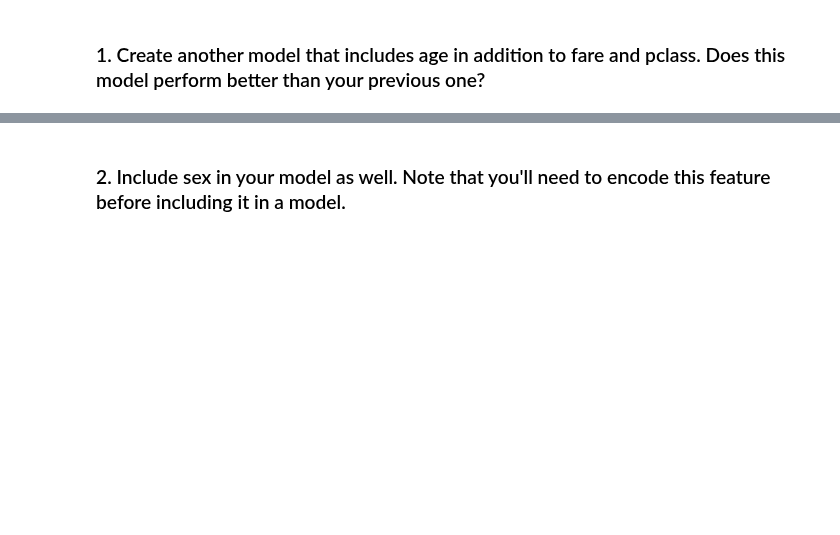
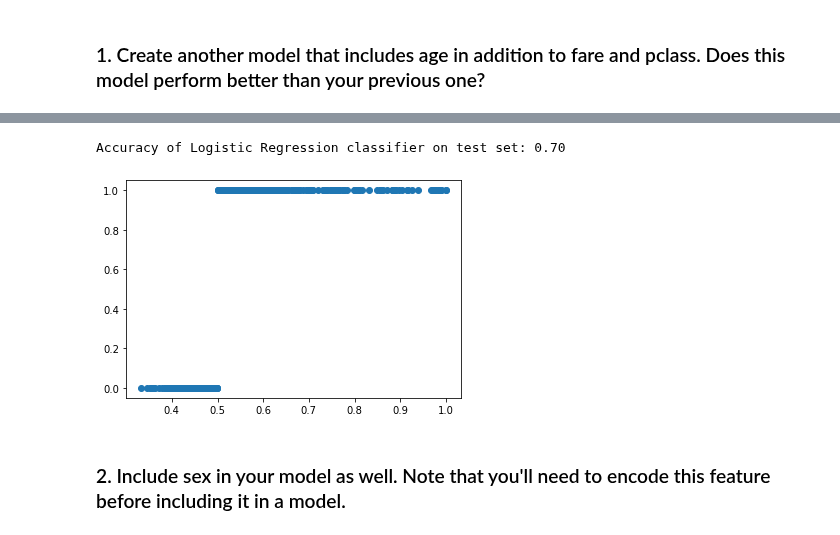
Before and after one commit to CSolitaire/classification-exercises, a Jupyter notebook: model.ipynb, the cells around one changed output, grey strips where cells are left out. Cells and saved outputs as stored; diff of their text form; code cells hidden in the pictures; blank space fills up the shorter version.

```diff
--- a/model.ipynb
+++ b/model.ipynb
@@ -43,2 +164,5 @@ X_train.head()
 # %% [markdown]
 ### 1. Create another model that includes age in addition to fare and pclass. Does this model perform better than your previous one?
+# %%
+df1 = prep_titanic_data(get_titanic_data())
+df1.head()
@@ -44,0 +176,7 @@ X_train.head()
+# %%
+X = df1[['pclass','age','fare']]
+y = df1[['survived']]
+
+X_train, X_test, y_train, y_test = train_test_split(X, y, test_size = .30, random_state = 123)
+
+X_train.head()
@@ -44,0 +190,3 @@ X_train.head()
+# %%
+logit = LogisticRegression(C=1, class_weight={1:2}, random_state = 123, solver='saga')
+logit.fit(X_train, y_train)
@@ -44,0 +204,5 @@ X_train.head()
+# %%
+# make a prediction with traning data
+y_pred = logit.predict(X_train)
+# estimate prob of survival with training data
+y_pred_proba = logit.predict_proba(X_train)
@@ -45,2 +233,17 @@ X_train.head()
+# %%
+# Compute Accuracy (TEST)
+print('Accuracy of Logistic Regression classifier on test set: {:.2f}'
+     .format(logit.score(X_test, y_test)))
+# %% [output]
+Accuracy of Logistic Regression classifier on test set: 0.70
+# %%
+# Visualize what it looks like
+y_pred_proba = [i[1] for i in y_pred_proba]
+fig = plt.figure()
+ax = fig.add_subplot(111)
+ax.scatter(y_pred_proba, y_pred)
+plt.show()
+# %% [output]
+[figure, added]
 # %% [markdown]
 ### 2. Include sex in your model as well. Note that you'll need to encode this feature before including it in a model.
```
Also changed, not shown: parts of 37 cells of this notebook.
